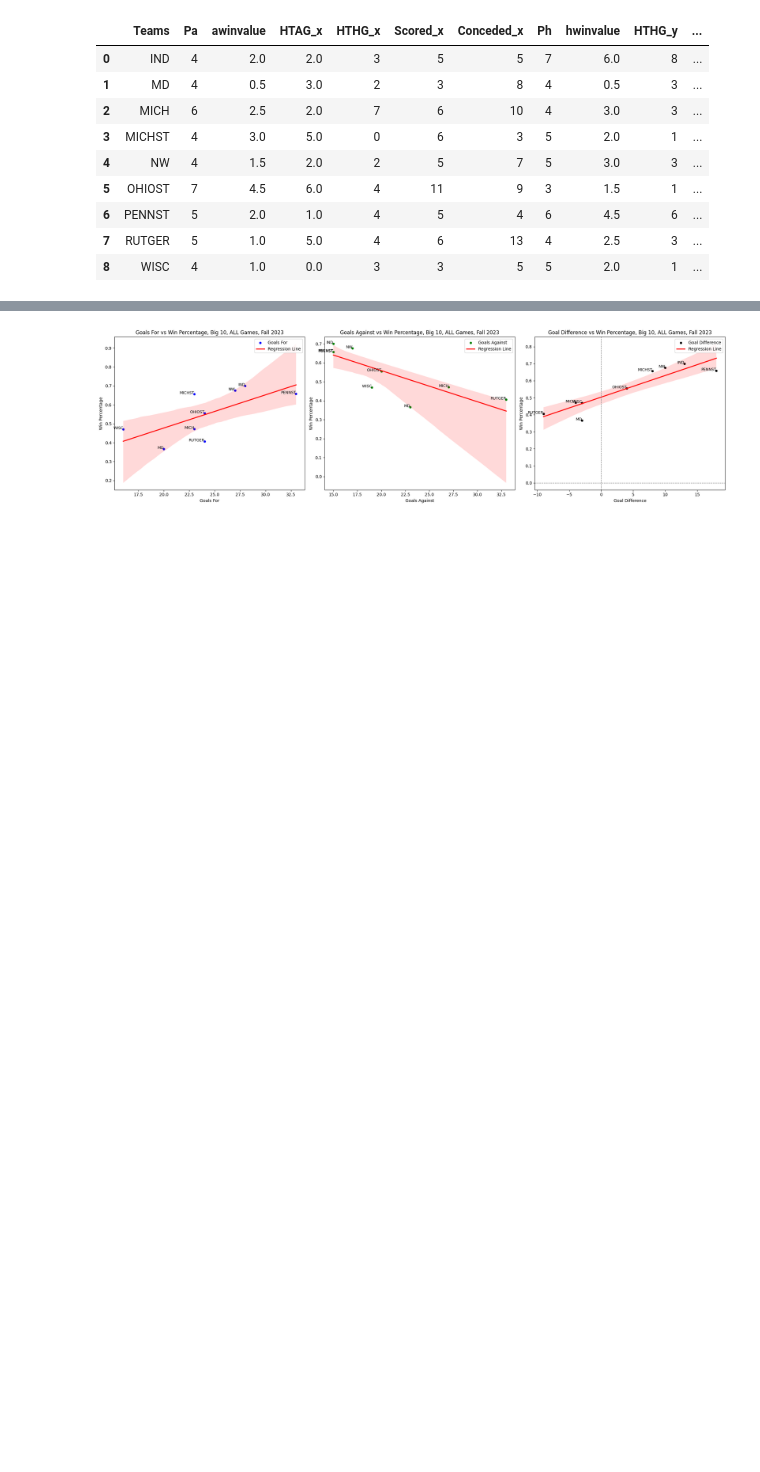
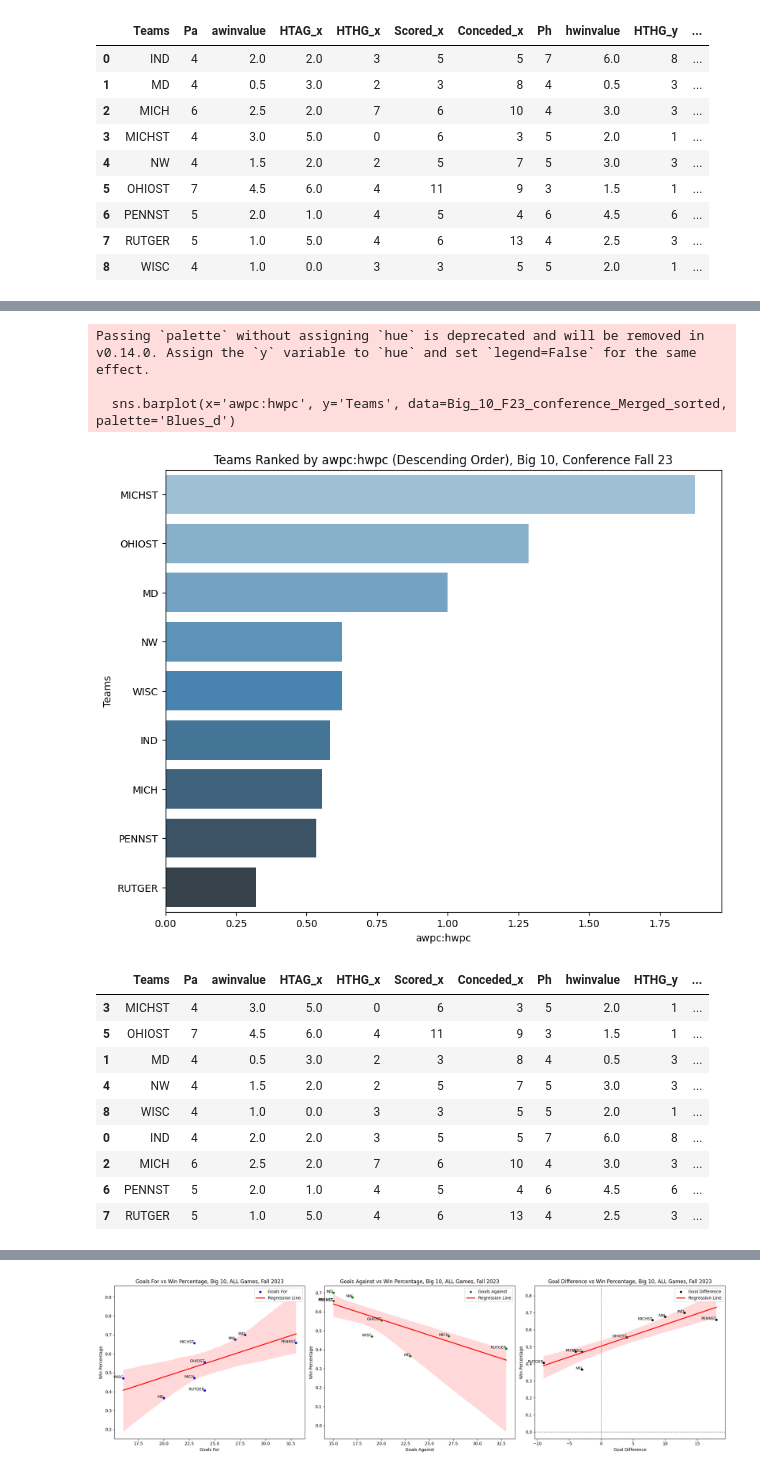
Before and after one commit to AimanFariz/Soccer-Analytics, a Jupyter notebook: NCAA_D1_F23_Big_10.ipynb, the cells around one changed output, grey strips where cells are left out. Cells and saved outputs as stored; diff of their text form; code cells hidden in the pictures; blank space fills up the shorter version.

```diff
--- a/NCAA_D1_F23_Big_10.ipynb
+++ b/NCAA_D1_F23_Big_10.ipynb
@@ -474,3 +517,36 @@ Passing `palette` without assigning `hue` is deprecated and will be removed in v
+# %%
+# Handle any potential infinite or NaN values (e.g., when HTGF is 0)
+Big_10_F23_conference_Merged.replace([float('inf'), -float('inf')], pd.NA, inplace=True)
+Big_10_F23_conference_Merged.dropna(subset=['awpc:hwpc'], inplace=True)
+
+# Sort the DataFrame by the ratio in ascending order
+Big_10_F23_conference_Merged_sorted = Big_10_F23_conference_Merged.sort_values('awpc:hwpc', ascending = False)
+
+# Plot the data
+plt.figure(figsize=(10, 8))
+sns.barplot(x='awpc:hwpc', y='Teams', data=Big_10_F23_conference_Merged_sorted, palette='Blues_d')
+
+plt.title('Teams Ranked by awpc:hwpc (Descending Order), Big 10, Conference Fall 23')
+plt.xlabel('awpc:hwpc')
+plt.ylabel('Teams')
+plt.show()
+
+Big_10_F23_conference_Merged_sorted
+# %% [output]
+Passing `palette` without assigning `hue` is deprecated and will be removed in v0.14.0. Assign the `y` variable to `hue` and set `legend=False` for the same effect.
+
+  sns.barplot(x='awpc:hwpc', y='Teams', data=Big_10_F23_conference_Merged_sorted, palette='Blues_d')
+[figure, added]
+|  | Teams | Pa | awinvalue | HTAG_x | HTHG_x | Scored_x | Conceded_x | Ph | hwinvalue | HTHG_y | ... |
+| 3 | MICHST | 4 | 3.0 | 5.0 | 0 | 6 | 3 | 5 | 2.0 | 1 | ... |
+| 5 | OHIOST | 7 | 4.5 | 6.0 | 4 | 11 | 9 | 3 | 1.5 | 1 | ... |
+| 1 | MD | 4 | 0.5 | 3.0 | 2 | 3 | 8 | 4 | 0.5 | 3 | ... |
+| 4 | NW | 4 | 1.5 | 2.0 | 2 | 5 | 7 | 5 | 3.0 | 3 | ... |
+| 8 | WISC | 4 | 1.0 | 0.0 | 3 | 3 | 5 | 5 | 2.0 | 1 | ... |
+| 0 | IND | 4 | 2.0 | 2.0 | 3 | 5 | 5 | 7 | 6.0 | 8 | ... |
+| 2 | MICH | 6 | 2.5 | 2.0 | 7 | 6 | 10 | 4 | 3.0 | 3 | ... |
+| 6 | PENNST | 5 | 2.0 | 1.0 | 4 | 5 | 4 | 6 | 4.5 | 6 | ... |
+| 7 | RUTGER | 5 | 1.0 | 5.0 | 4 | 6 | 13 | 4 | 2.5 | 3 | ... |
 # %%
 # For ALL matches (conference + non-conference)
 
```
Also changed, not shown: parts of 8 cells of this notebook.
